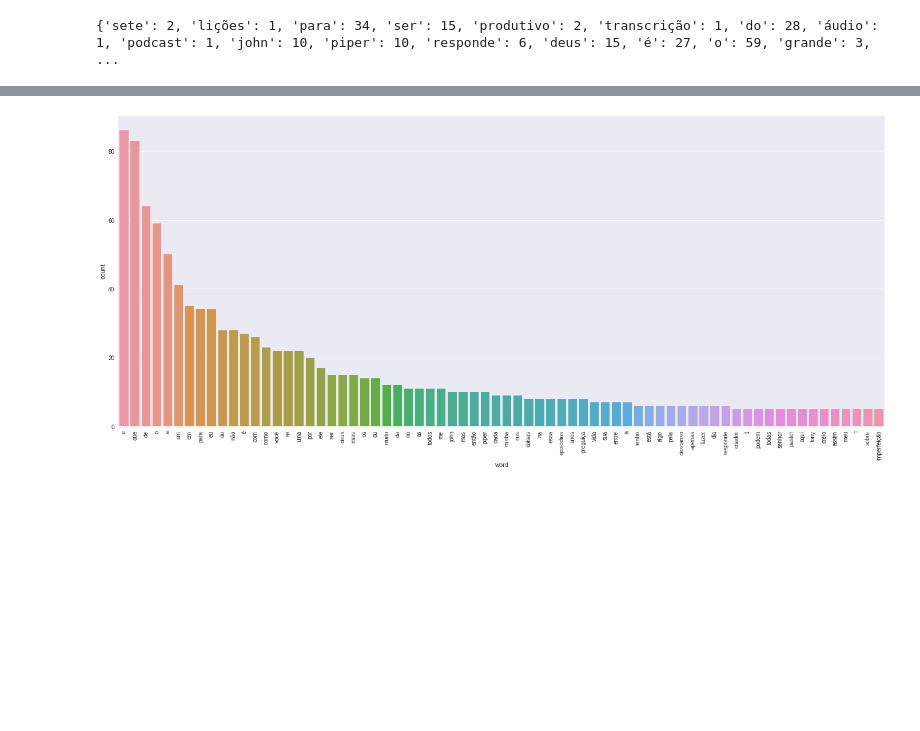
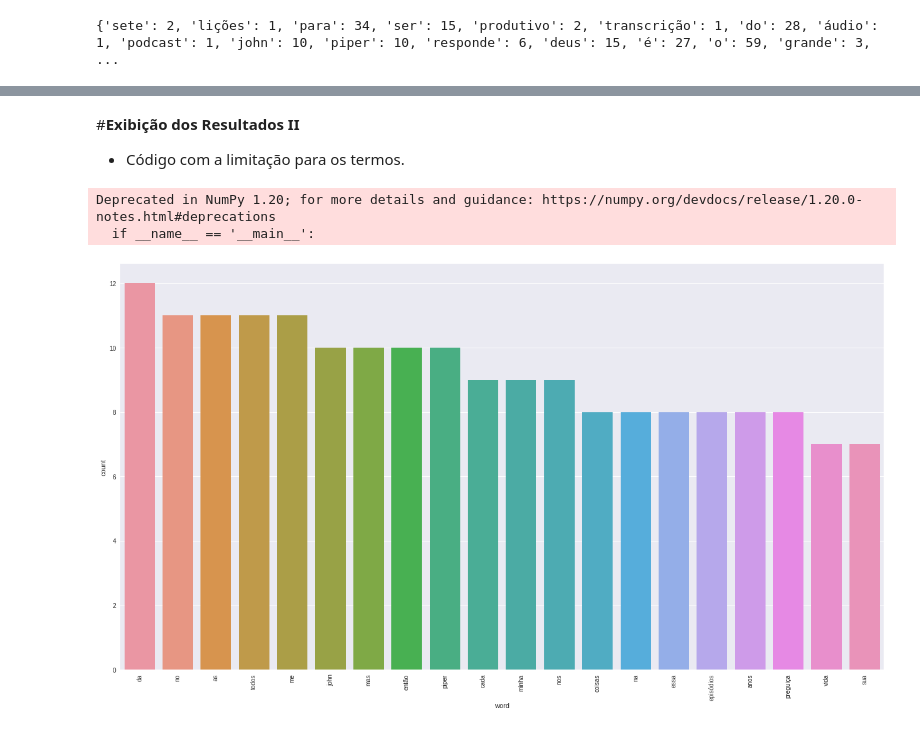
Before and after one commit to ThamyresChristine/Data_Science, a Jupyter notebook: Paradig_Linguagem_Prog_Trilha1_Tarefa.ipynb, the cells around one changed output, grey strips where cells are left out. Cells and saved outputs as stored; diff of their text form; code cells hidden in the pictures; blank space fills up the shorter version.

```diff
--- a/Paradig_Linguagem_Prog_Trilha1_Tarefa.ipynb
+++ b/Paradig_Linguagem_Prog_Trilha1_Tarefa.ipynb
@@ -77,0 +80,15 @@ print(mydict)
+# %%
+import pandas as pd
+import seaborn as sns
+import matplotlib as mpl
+import matplotlib.pyplot as plt
+
+df = pd.DataFrame(mydict.items(),  columns=['word', 'count']).sort_values('count',ascending=False)
+df = df[df['count'] > 4] # somente termos com mais de 4 ocorrências
+
+plt.figure(figsize=(22,12))
+mpl.style.use(['seaborn'])
+sns.barplot(x=df.word,y=df['count'])
+plt.xticks(rotation=90)
+
+plt.show()
@@ -78,18 +97,25 @@ print(mydict)
+# %% [markdown]
+#**Exibição dos Resultados II**
+
+* Código com a limitação para os termos.
 # %%
+import numpy as np
 import pandas as pd
 import seaborn as sns
 import matplotlib as mpl
 import matplotlib.pyplot as plt
 
 df = pd.DataFrame(mydict.items(),  columns=['word', 'count']).sort_values('count',ascending=False)
 df = df[df['count'] > 4] # somente termos com mais de 4 ocorrências
-#df = df.iloc[ np.int(len(df)/2) - 10 : np.int(len(df)/2) + 10 ] # para livros ou textos com muitos termos limita a um número mínimo de termos
+df = df.iloc[np.int(len(df)/2) - 10 : np.int(len(df)/2) + 10 ] # para livros ou textos com muitos termos limita a um número mínimo de termos
 
-plt.figure(figsize=(24,10))
+plt.figure(figsize=(22,12))
 mpl.style.use(['seaborn'])
 sns.barplot(x=df.word,y=df['count'])
 plt.xticks(rotation=90)
 
 plt.show()
 # %% [output]
+Deprecated in NumPy 1.20; for more details and guidance: https://numpy.org/devdocs/release/1.20.0-notes.html#deprecations
+  if __name__ == '__main__':
-[figure, old version]
+[figure, new version]
```
Also changed, not shown: parts of 2 cells of this notebook.
